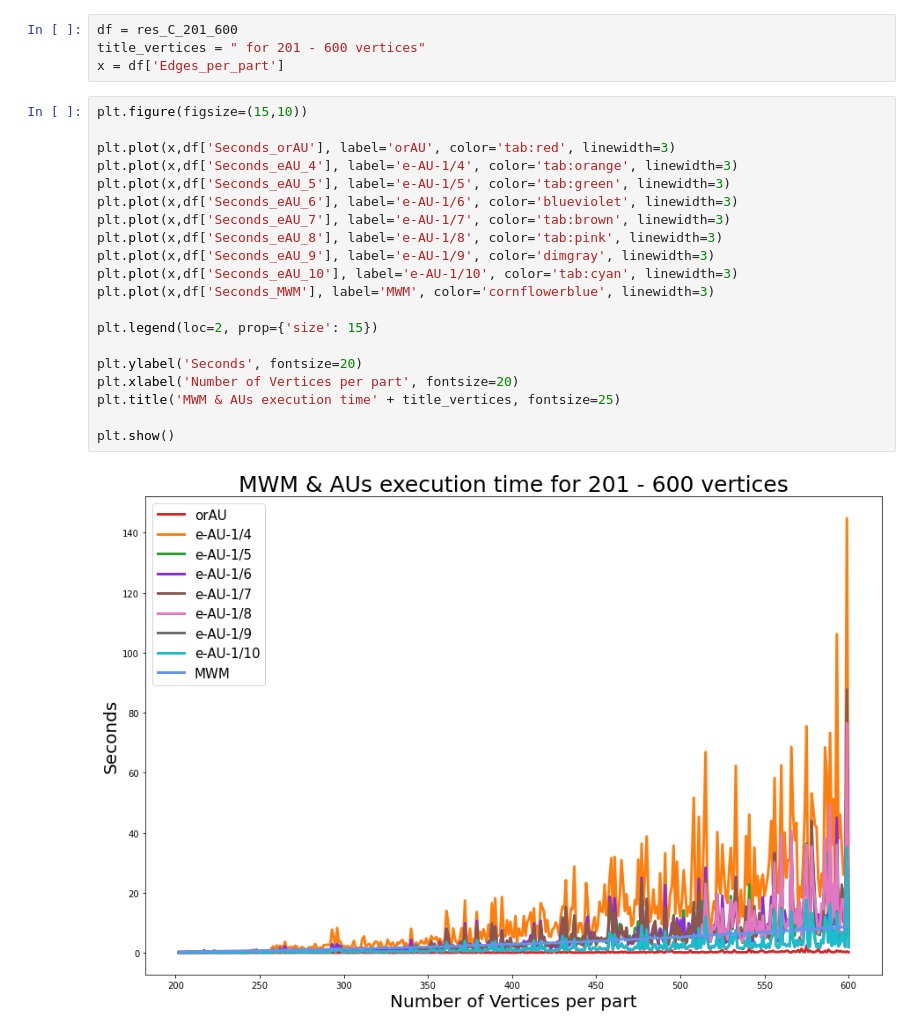
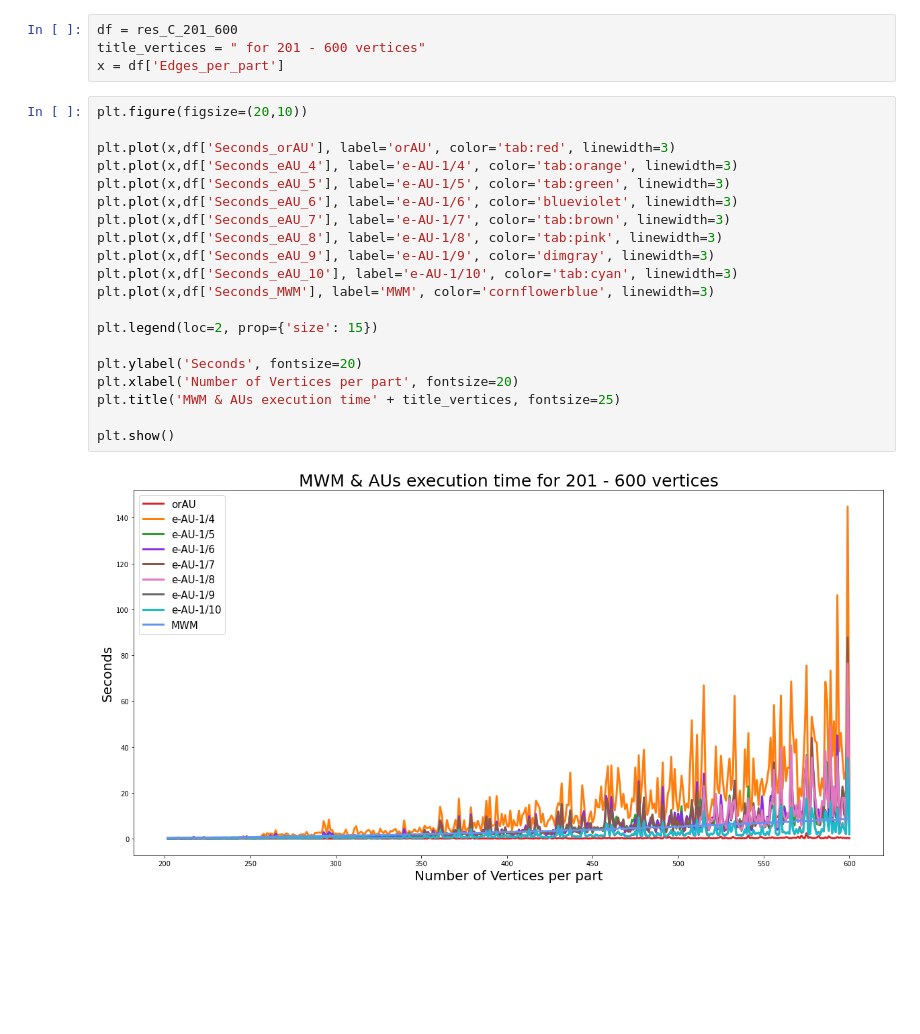
Before and after one commit to zuliani99/MWM_Auction_Comparison, a Jupyter notebook: benchmarck_graphs/AA_benchmark_Complete_Bipartite_graphs.ipynb, the cells around one changed output. Saved outputs shown, nothing was run; the diff lists cells and outputs as text; blank space fills up the shorter version.

Commit message:
benchmark graphs

```diff
--- a/benchmarck_graphs/AA_benchmark_Complete_Bipartite_graphs.ipynb
+++ b/benchmarck_graphs/AA_benchmark_Complete_Bipartite_graphs.ipynb
@@ -156,25 +162,25 @@ df = res_C_201_600
 title_vertices = " for 201 - 600 vertices"
 x = df['Edges_per_part']
 # %%
-plt.figure(figsize=(15,10))
+plt.figure(figsize=(20,10))
 
 plt.plot(x,df['Seconds_orAU'], label='orAU', color='tab:red', linewidth=3)
 plt.plot(x,df['Seconds_eAU_4'], label='e-AU-1/4', color='tab:orange', linewidth=3)
 plt.plot(x,df['Seconds_eAU_5'], label='e-AU-1/5', color='tab:green', linewidth=3)
 plt.plot(x,df['Seconds_eAU_6'], label='e-AU-1/6', color='blueviolet', linewidth=3)
 plt.plot(x,df['Seconds_eAU_7'], label='e-AU-1/7', color='tab:brown', linewidth=3)
 plt.plot(x,df['Seconds_eAU_8'], label='e-AU-1/8', color='tab:pink', linewidth=3)
 plt.plot(x,df['Seconds_eAU_9'], label='e-AU-1/9', color='dimgray', linewidth=3)
 plt.plot(x,df['Seconds_eAU_10'], label='e-AU-1/10', color='tab:cyan', linewidth=3)
 plt.plot(x,df['Seconds_MWM'], label='MWM', color='cornflowerblue', linewidth=3)
 
 plt.legend(loc=2, prop={'size': 15})
 
 plt.ylabel('Seconds', fontsize=20)
 plt.xlabel('Number of Vertices per part', fontsize=20)
 plt.title('MWM & AUs execution time' + title_vertices, fontsize=25)
 
 plt.show()
 # %% [output]
-[figure, old version]
+[figure, new version]
 # %%
```
Also changed, not shown: parts of 8 cells of this notebook, 19 other files.
